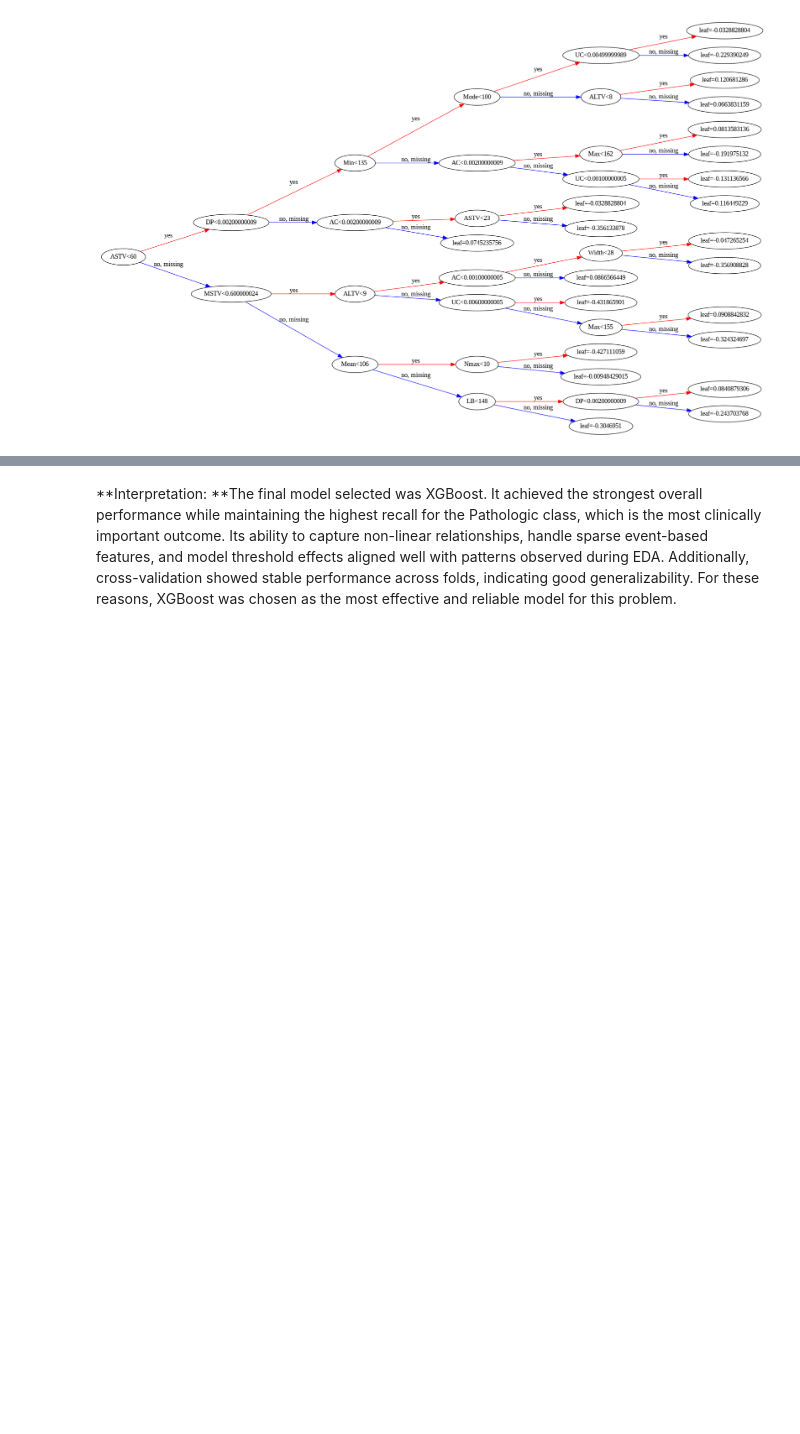
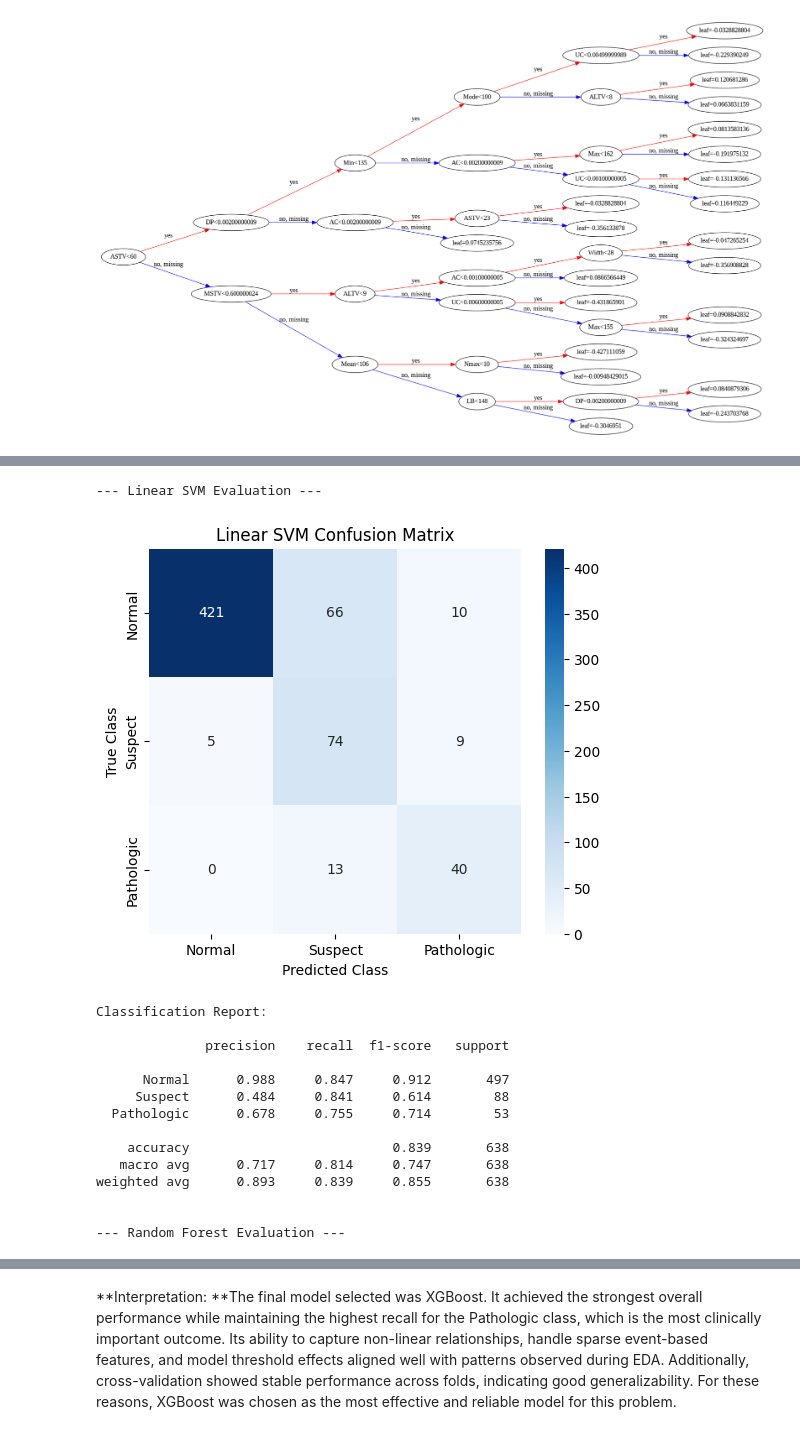
Before and after one commit to vgsilva-eng/applied-ai-ml, a Jupyter notebook: notebooks/Model_Analysis.ipynb, the cells around one changed output, grey strips where cells are left out. Saved outputs shown, nothing was run; the diff lists cells and outputs as text; code cells hidden in the pictures; blank space fills up the shorter version.

```diff
--- a/notebooks/Model_Analysis.ipynb
+++ b/notebooks/Model_Analysis.ipynb
@@ -762,6 +769,11 @@ svm_precision = precision_score(y_test, y_pred, average='macro')
 # %%
 # 4.2 Random Forest Testing
 from sklearn.ensemble import RandomForestClassifier
+from sklearn.feature_selection import SelectFromModel # Import SelectFromModel
+from sklearn.metrics import f1_score, recall_score, precision_score # Import metrics
+from sklearn.pipeline import Pipeline # Import Pipeline
+from sklearn.preprocessing import StandardScaler # Import StandardScaler
+
 # create Random Forest model
 random_forest = RandomForestClassifier(class_weight='balanced')
 
@@ -772,12 +784,12 @@ pipe = Pipeline(steps=[
 ])
 
 pipe.fit(X_train, y_train)
-y_pred = pipe.predict(X_test)
+y_pred_rf = pipe.predict(X_test) # Renamed to y_pred_rf
 
 # calculate evaluation metrics
-rf_f1 = f1_score(y_test, y_pred, average='macro')
-rf_recall = recall_score(y_test, y_pred, average='macro')
-rf_precision = precision_score(y_test, y_pred, average='macro')
+rf_f1 = f1_score(y_test, y_pred_rf, average='macro')
+rf_recall = recall_score(y_test, y_pred_rf, average='macro')
+rf_precision = precision_score(y_test, y_pred_rf, average='macro')
 # %%
 # 4.3 XGBoost Model Testing
 import xgboost as xgb
@@ -856 +875,60 @@ scores
 | 0 | Linear SVM | 0.746879 | 0.814236 | 0.716630 |
+# %%
+from sklearn.metrics import confusion_matrix, classification_report, f1_score, recall_score, precision_score # Ensure all metrics are imported
+import matplotlib.pyplot as plt
+import seaborn as sns
+import pandas as pd
+
+class_names = ['Normal', 'Suspect', 'Pathologic']
+
+def evaluate_model(model_name, y_true, y_pred_model):
+    print(f"\n--- {model_name} Evaluation ---")
+
+    # Confusion Matrix
+    cm = confusion_matrix(y_true, y_pred_model)
+    plt.figure(figsize=(6, 5))
+    sns.heatmap(
+        cm,
+        annot=True,
+        fmt='d',
+        cmap='Blues',
+        xticklabels=class_names,
+        yticklabels=class_names
+    )
+    plt.xlabel('Predicted Class')
+    plt.ylabel('True Class')
+    plt.title(f'{model_name} Confusion Matrix')
+    plt.show()
+
+    # Classification Report
+    print("Classification Report:\n")
+    print(classification_report(y_true, y_pred_model, target_names=class_names, digits=3))
+
+# Linear SVM
+# y_pred_svm for SVM was generated in cell 7QeU1vIGzWMg
+evaluate_model('Linear SVM', y_test, y_pred_svm)
+
+# Random Forest
+# y_pred_rf for Random Forest was generated in cell dyvnE5bCzMak
+evaluate_model('Random Forest', y_test, y_pred_rf)
+
+# XGBoost
+# y_fit_pred for XGBoost was generated in cell yUGnMI8Z5ZIo
+evaluate_model('XGBoost', y_test, y_fit_pred)
+# %% [output]
+--- Linear SVM Evaluation ---
+[figure, added]
+Classification Report:
+
+              precision    recall  f1-score   support
+
+      Normal      0.988     0.847     0.912       497
+     Suspect      0.484     0.841     0.614        88
+  Pathologic      0.678     0.755     0.714        53
+
+    accuracy                          0.839       638
+   macro avg      0.717     0.814     0.747       638
+weighted avg      0.893     0.839     0.855       638
+
+
+--- Random Forest Evaluation ---
```
Also changed, not shown: parts of 21 cells of this notebook.
